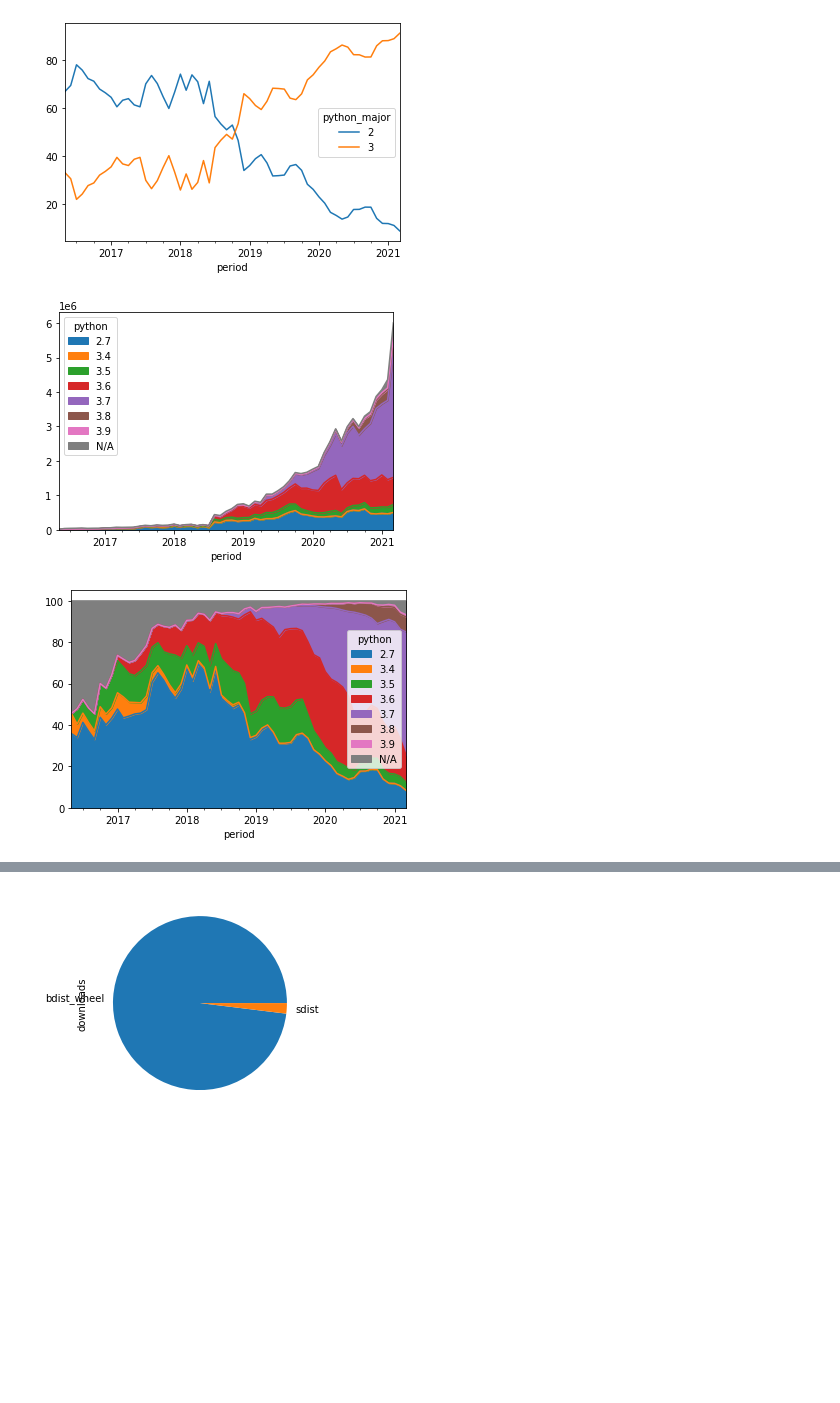
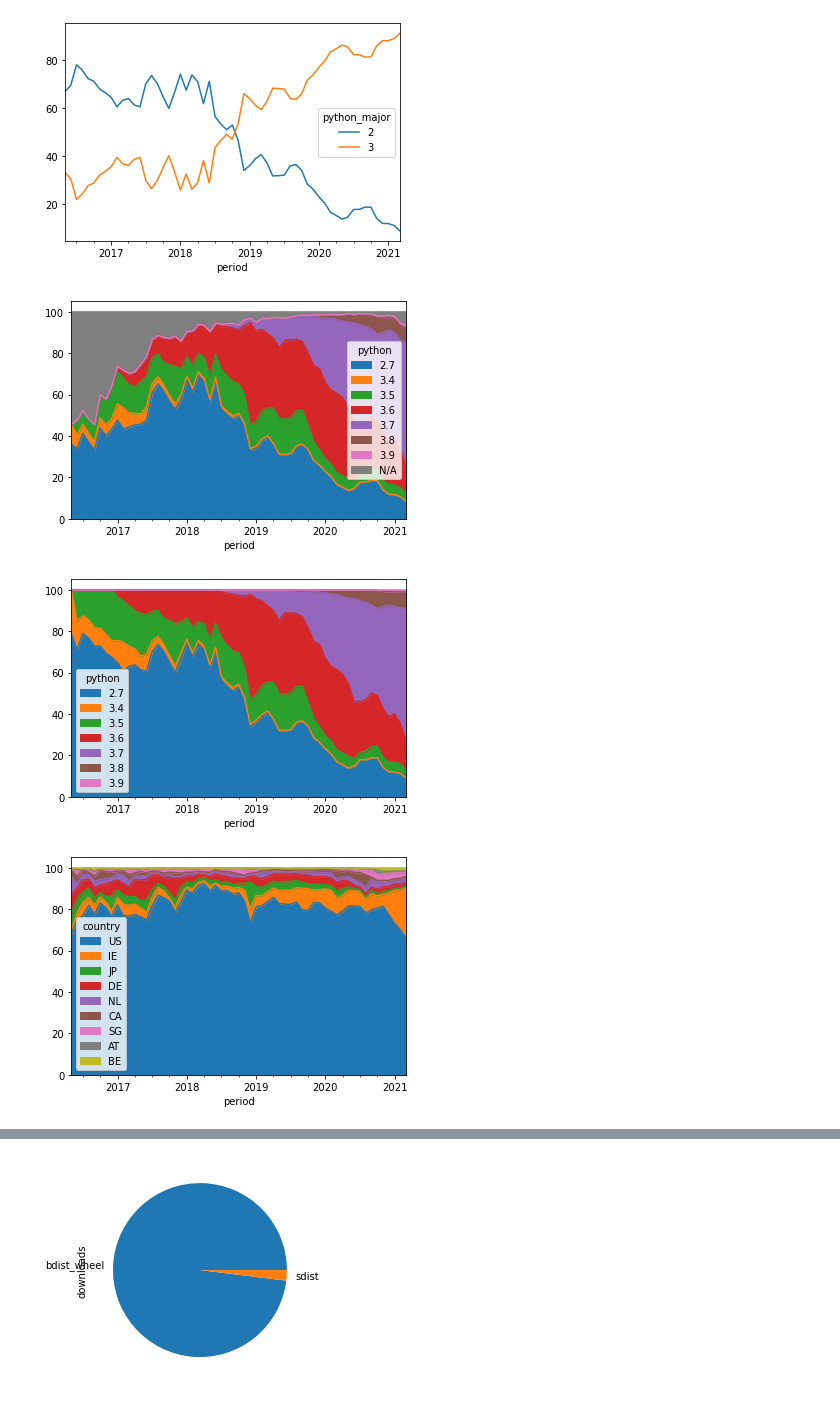
Before and after one commit to xflr6/notebooks, a Jupyter notebook: PyPI.ipynb, the cells around one changed output, grey strips where cells are left out. Saved outputs shown, nothing was run; the diff lists cells and outputs as text; code cells hidden in the pictures; blank space fills up the shorter version.

```diff
--- a/PyPI.ipynb
+++ b/PyPI.ipynb
@@ -377,18 +381,35 @@ df.pivot_table(values='downloads', index='period', columns='project',
 (df.pivot_table(values='downloads', index='period', columns='python',
                 aggfunc='sum', fill_value=0)
  .stack(level='python')[lambda x: x > 1_000]
+ .groupby('period')
+ .transform(lambda g: 100 * g / g.sum())
  .unstack(level='python', fill_value=0)
  .sort_values(axis='columns', by='python')
  .plot.area());
 # %% [output]
-[figure, old version]
+[figure, new version]
 # %%
 (df.pivot_table(values='downloads', index='period', columns='python',
                 aggfunc='sum', fill_value=0)
+ .drop('N/A', axis='columns')
  .stack(level='python')[lambda x: x > 1_000]
- .groupby('period').transform(lambda g: 100 * g / g.sum())
+ .groupby('period')
+ .transform(lambda g: 100 * g / g.sum())
  .unstack(level='python', fill_value=0)
  .sort_values(axis='columns', by='python')
  .plot.area());
 # %% [output]
-[figure, old version]
+[figure, new version]
+# %%
+(df.pivot_table(values='downloads', index='period', columns='country',
+                aggfunc='sum', fill_value=0)
+ .stack(level='country')
+ .groupby('country')
+ .filter(lambda x: (x > 60_000).any())
+ .groupby('period')
+ .transform(lambda g: 100 * g / g.sum())
+ .sort_values(ascending=False)
+ .unstack(level='country', fill_value=0)
+ .plot.area());
+# %% [output]
+[figure, added]
```
Also changed, not shown: parts of 8 cells of this notebook.
